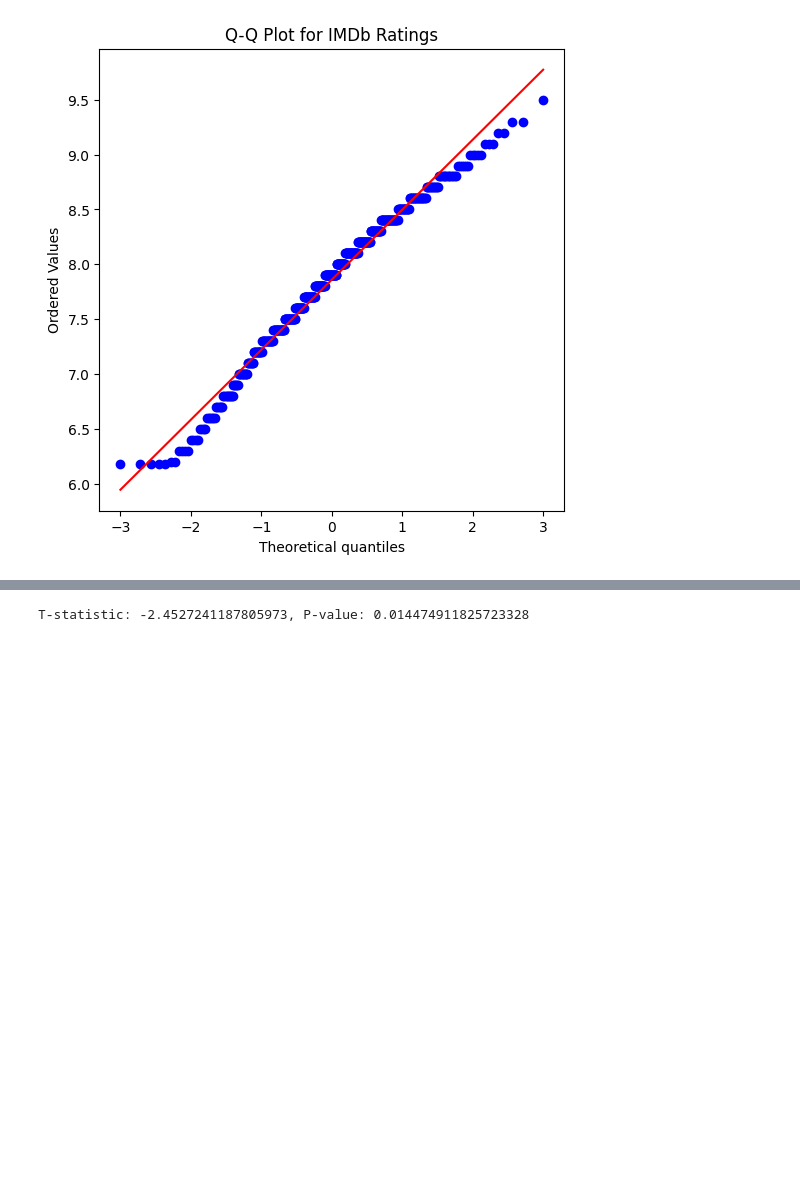
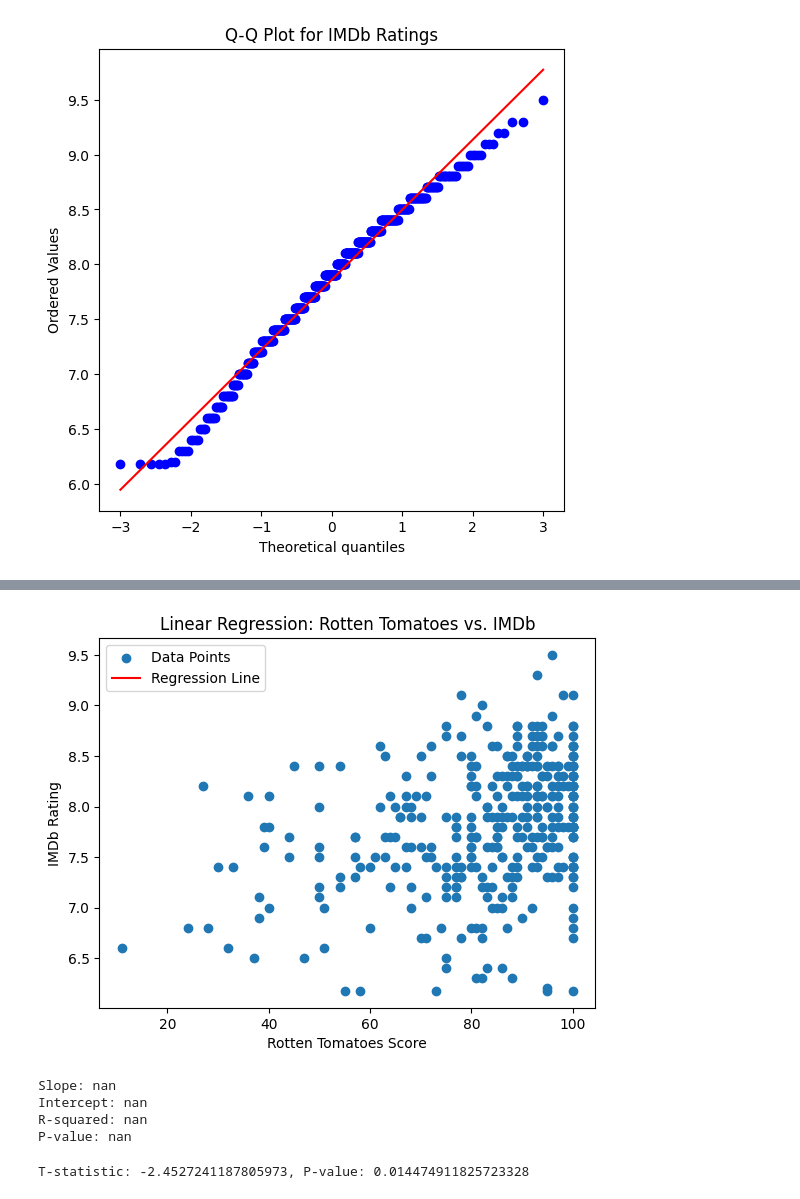
Before and after one commit to AbhishekTopG/datathon, a Jupyter notebook: mcse.ipynb, the cells around one changed output, grey strips where cells are left out. Cells and saved outputs as stored; diff of their text form; code cells hidden in the pictures; blank space fills up the shorter version.

```diff
--- a/mcse.ipynb
+++ b/mcse.ipynb
@@ -160,3 +161,44 @@ plt.show()
+# %%
+df.drop('Unnamed: 0', axis=1, inplace=True)
+
+# Convert "Rotten Tomatoes" to numerical values
+import re
+
+# Extract numerical rating from "Rotten Tomatoes" column
+df['Rotten Tomatoes_Score'] = df['Rotten Tomatoes'].str.extract('(\d+)', expand=False).astype(float)
+
+# 11. Linear Regression Analysis using SciPy
+# Calculate linear regression statistics
+slope, intercept, r_value, p_value, std_err = linregress(df['Rotten Tomatoes_Score'], df['IMDb'])
+
+# Create a regression line
+x_values = np.linspace(df['Rotten Tomatoes_Score'].min(), df['Rotten Tomatoes_Score'].max(), 100)
+y_values = slope * x_values + intercept
+
+# Plot the data and regression line
+plt.figure(figsize=(10, 6))
+plt.scatter(df['Rotten Tomatoes_Score'], df['IMDb'], label='Data Points')
+plt.plot(x_values, y_values, color='red', label='Regression Line')
+plt.xlabel('Rotten Tomatoes Score')
+plt.ylabel('IMDb Rating')
+plt.title('Linear Regression: Rotten Tomatoes vs. IMDb')
+plt.legend()
+plt.grid(True)
+plt.xlim(df['Rotten Tomatoes_Score'].min() - 5, df['Rotten Tomatoes_Score'].max() + 5)
+plt.ylim(df['IMDb'].min() - 0.5, df['IMDb'].max() + 0.5)
+plt.show()
+
+# Print regression statistics
+print(f"Slope: {slope:.2f}")
+print(f"Intercept: {intercept:.2f}")
+print(f"R-squared: {r_value**2:.2f}")
+print(f"P-value: {p_value:.4f}")
+# %% [output]
+[figure, added]
+Slope: nan
+Intercept: nan
+R-squared: nan
+P-value: nan
 # %%
 # 9. Hypothesis Testing
 # Null Hypothesis: H0: mean IMDb ratings for Netflix = mean IMDb ratings for Hulu
```
Also changed, not shown: parts of 4 cells of this notebook, 1 other file.
